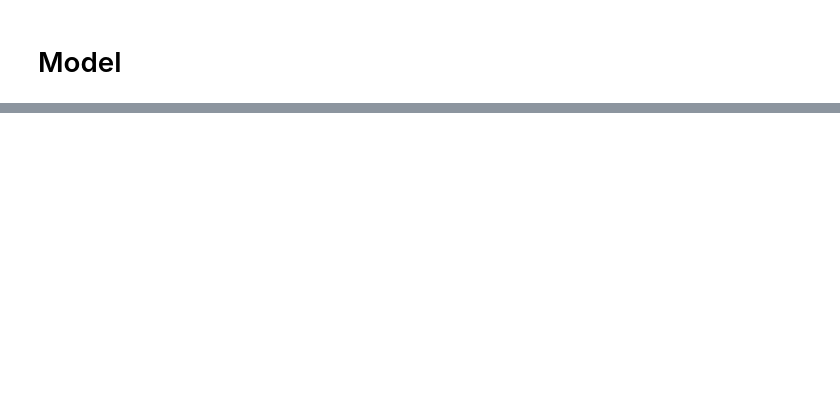
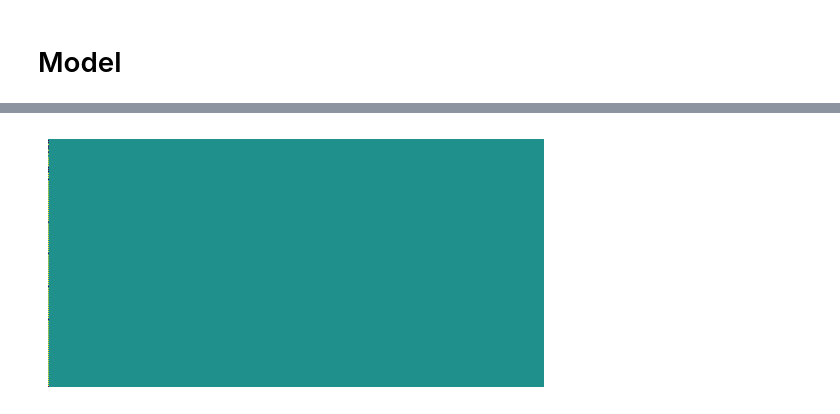
Before and after one commit to Hedredo/oc_p8, a Jupyter notebook: notebooks/modelisation.ipynb, the cells around one changed output, grey strips where cells are left out. Cells and saved outputs as stored; diff of their text form; code cells hidden in the pictures; blank space fills up the shorter version.

Commit message:
Updated datageneratorv7 and predict code

```diff
--- a/notebooks/modelisation.ipynb
+++ b/notebooks/modelisation.ipynb
@@ -1272,2 +910,0 @@ datagen = Dataloaderv3(
-# %%
-model.fit(datagen, epochs=1)
@@ -1292,0 +911,6 @@ Fetching batch 50: start_idx=400, end_idx=408
+# %%
+test_image_paths = sorted(list(map(str, test_dir.glob("*leftImg8bit.png"))))
+test_mask_paths = sorted(list(map(str, test_dir.glob("*labelIds.png"))))
+# %%
+test_image = load_image(test_image_paths[20])
+preds = model.predict(tf.expand_dims(test_image, axis=0))
@@ -1292,0 +943,2 @@ Fetching batch 50: start_idx=400, end_idx=408
+# %%
+preds_vals = tf.argmax(preds.squeeze(), axis=-1)
@@ -1292,0 +963,7 @@ Fetching batch 50: start_idx=400, end_idx=408
+# %%
+# Show the predicted classes using the colormap
+plt.imshow(preds_vals)
+plt.axis("off")
+plt.show()
+# %% [output]
+[figure, added]
```
Also changed, not shown: parts of 66 cells of this notebook, 5 other files.
